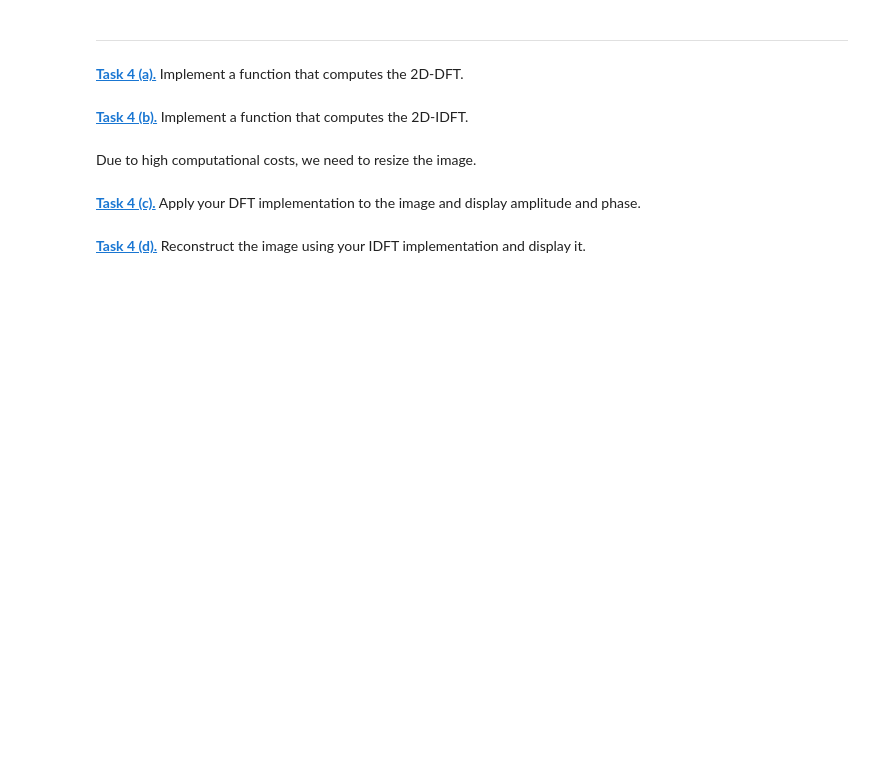
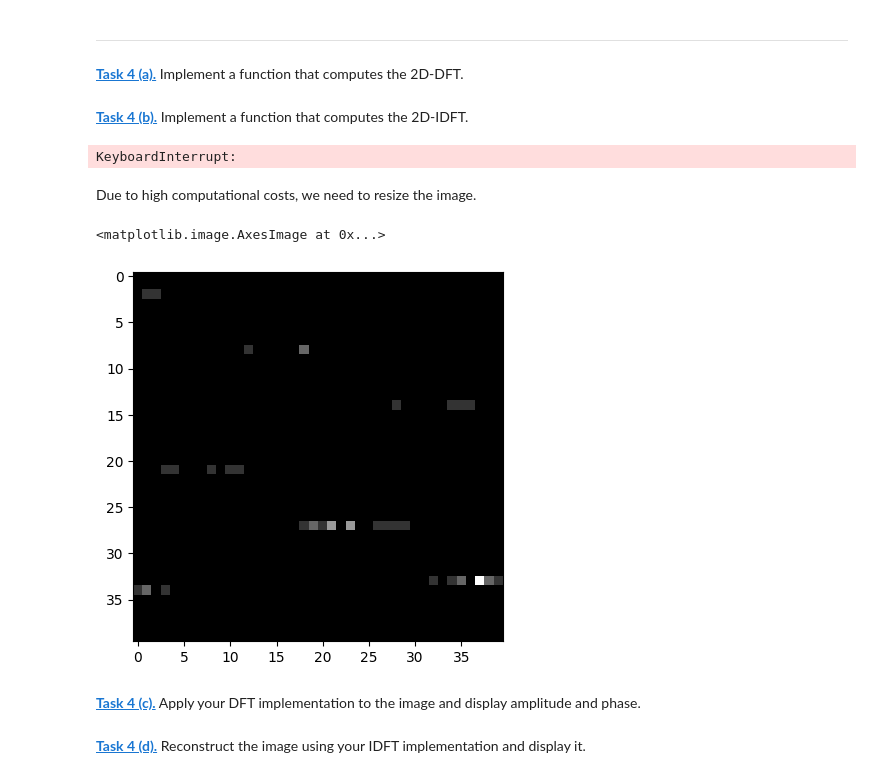
Before and after one commit to JuliaPpp/mobi-fs5-python, a Jupyter notebook: fourier.ipynb, the cells around one changed output. Cells and saved outputs as stored; diff of their text form; code cells hidden in the pictures; blank space fills up the shorter version.

```diff
--- a/fourier.ipynb
+++ b/fourier.ipynb
@@ -332,6 +334,30 @@ plt.imshow(rev_ft_high_pass_real, 'gray')
 # %% [markdown]
 **[Task 4 (b).]()** Implement a function that computes the 2D-IDFT.
+# %%
+def custom_dft(img):
+    M, N = img.shape
+    dft = np.zeros((M, N), dtype=complex)  # Initialize DFT array
+
+    for u in range(M):
+        for v in range(N):
+            # Summing over all x and y for the DFT formula
+            sum_val = 0
+            for x in range(M):
+                for y in range(N):
+                    exponent = -2j * np.pi * (u * x / M + v * y / N)
+                    sum_val += img[x, y] * np.exp(exponent)
+            dft[u, v] = sum_val / (M * N)
+
+    return dft
+# %% [output]
+KeyboardInterrupt:
 # %% [markdown]
 Due to high computational costs, we need to resize the image.
+# %%
+test_img = np.resize(ct_img, (40, 40))
+plt.imshow(test_img, 'gray')
+# %% [output]
+<matplotlib.image.AxesImage at 0x...>
+[figure, added]
 # %% [markdown]
 **[Task 4 (c).]()** Apply your DFT implementation to the image and display amplitude and phase.
```
Also changed, not shown: parts of 3 cells of this notebook.
